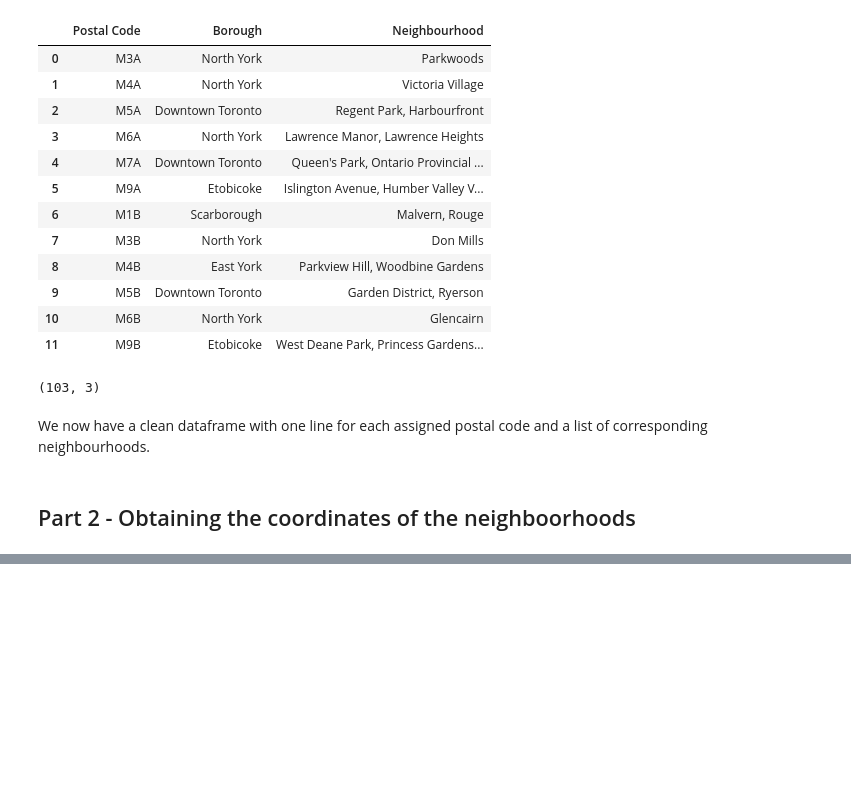
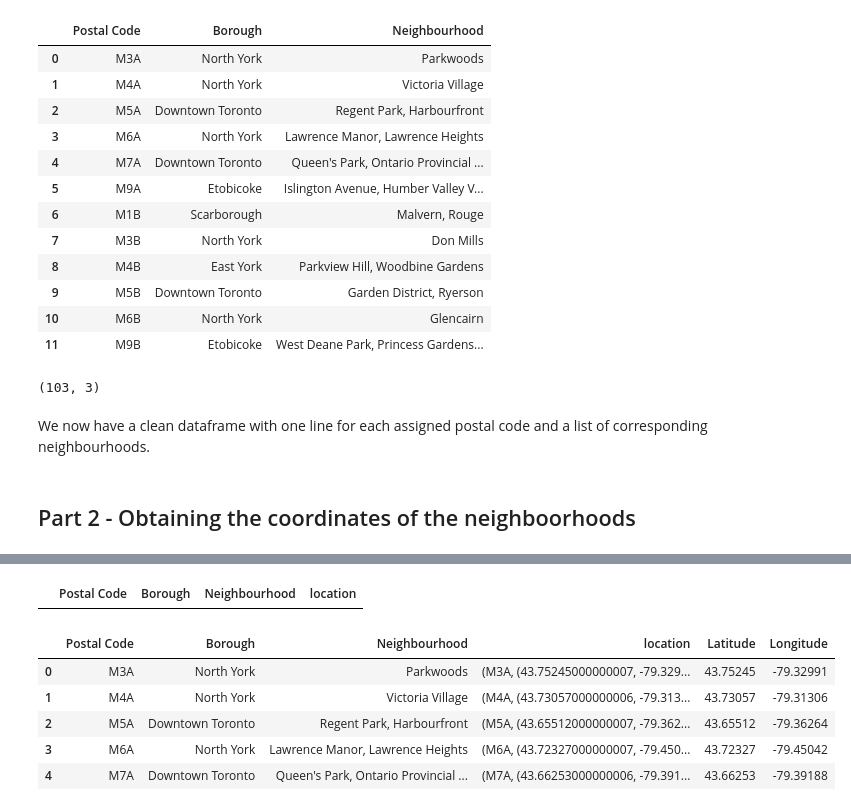
Before and after one commit to WeymannC/Coursera_Capstone, a Jupyter notebook: TorontoClustering.ipynb, the cells around one changed output, grey strips where cells are left out. Drawn from its saved outputs; the diff is of its cells as text; code cells hidden in the pictures; blank space fills up the shorter version.

Commit message:
Find the lattitude and longitude of each neighbourhood

```diff
--- a/TorontoClustering.ipynb
+++ b/TorontoClustering.ipynb
@@ -77,0 +81,4 @@ We now have a clean dataframe with one line for each assigned postal code and a
+# %%
+#get the location objects from the geolocator
+Toronto_hoods_df['location'] = Toronto_hoods_df['Postal Code'].apply(
+    lambda postal_code: geocode('{}, Toronto, Ontario, Canada'.format(postal_code)))
@@ -77,0 +103,27 @@ We now have a clean dataframe with one line for each assigned postal code and a
+# %%
+#check for rows where the geolocation failed
+failed_rows = Toronto_hoods_df[Toronto_hoods_df['location'].isnull()].index
+# %%
+#retry only the failed rows
+Toronto_hoods_df.loc[failed_rows, 'location'] = Toronto_hoods_df.loc[failed_rows, 'Postal Code'].apply(
+    lambda postal_code: geocode('{}, Toronto, Ontario, Canada'.format(postal_code)))
+# %%
+#make sure all rows have a location object
+Toronto_hoods_df[Toronto_hoods_df['location'].isnull()] #should be empty, if not run two previous cells again
+# %% [output]
+|  | Postal Code | Borough | Neighbourhood | location |
+# %%
+#extract latitude and longitude from location object
+Toronto_hoods_df['Latitude'] = Toronto_hoods_df['location'].apply(
+    lambda location: location.latitude)
+Toronto_hoods_df['Longitude'] = Toronto_hoods_df['location'].apply(
+    lambda location: location.longitude)
+# %%
+Toronto_hoods_df.head()
+# %% [output]
+|  | Postal Code | Borough | Neighbourhood | location | Latitude | Longitude |
+| 0 | M3A | North York | Parkwoods | (M3A, (43.75245000000007, -79.329... | 43.75245 | -79.32991 |
+| 1 | M4A | North York | Victoria Village | (M4A, (43.73057000000006, -79.313... | 43.73057 | -79.31306 |
+| 2 | M5A | Downtown Toronto | Regent Park, Harbourfront | (M5A, (43.65512000000007, -79.362... | 43.65512 | -79.36264 |
+| 3 | M6A | North York | Lawrence Manor, Lawrence Heights | (M6A, (43.72327000000007, -79.450... | 43.72327 | -79.45042 |
+| 4 | M7A | Downtown Toronto | Queen's Park, Ontario Provincial ... | (M7A, (43.66253000000006, -79.391... | 43.66253 | -79.39188 |
```
Also changed, not shown: parts of 4 cells of this notebook.
